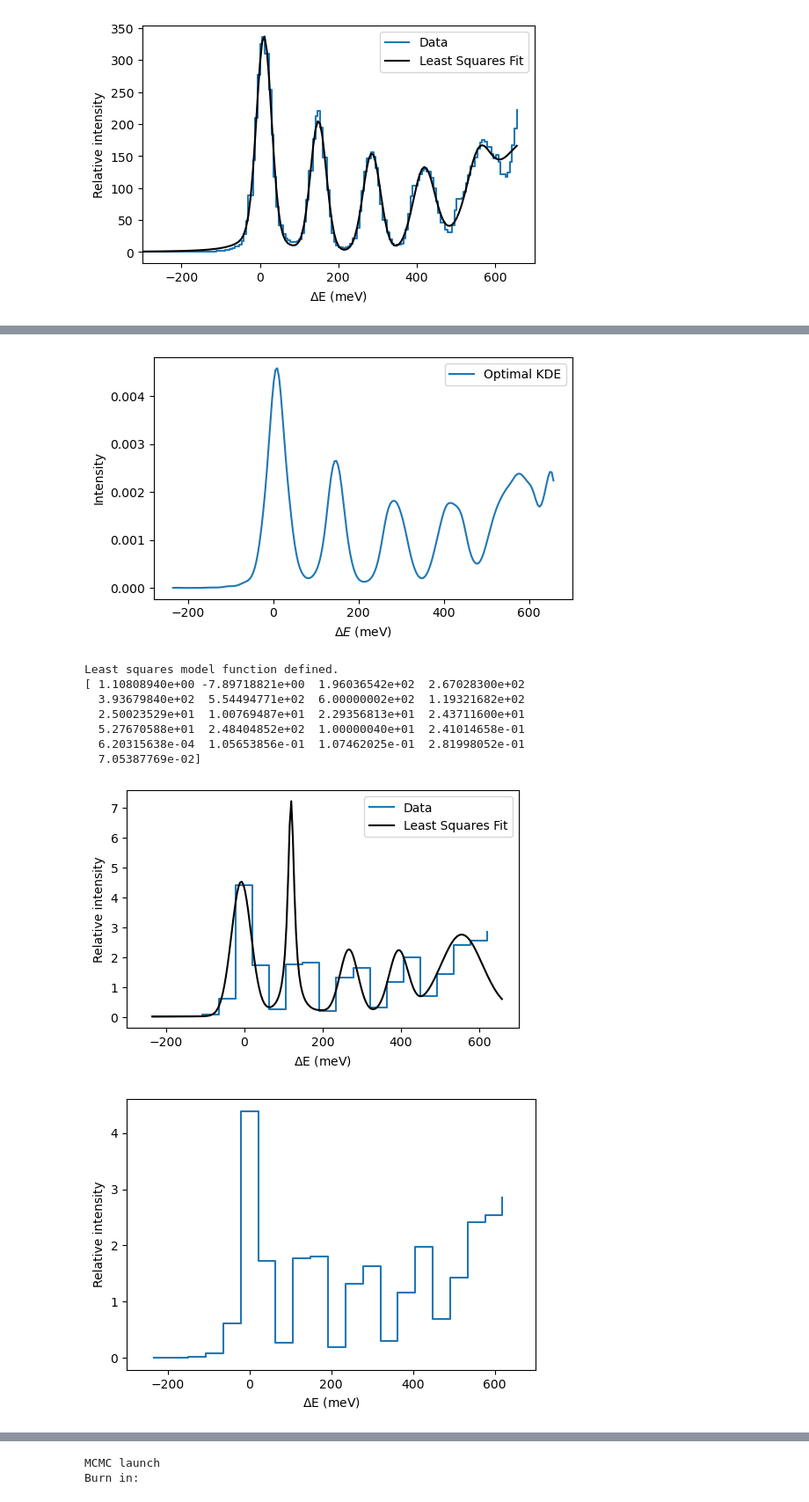
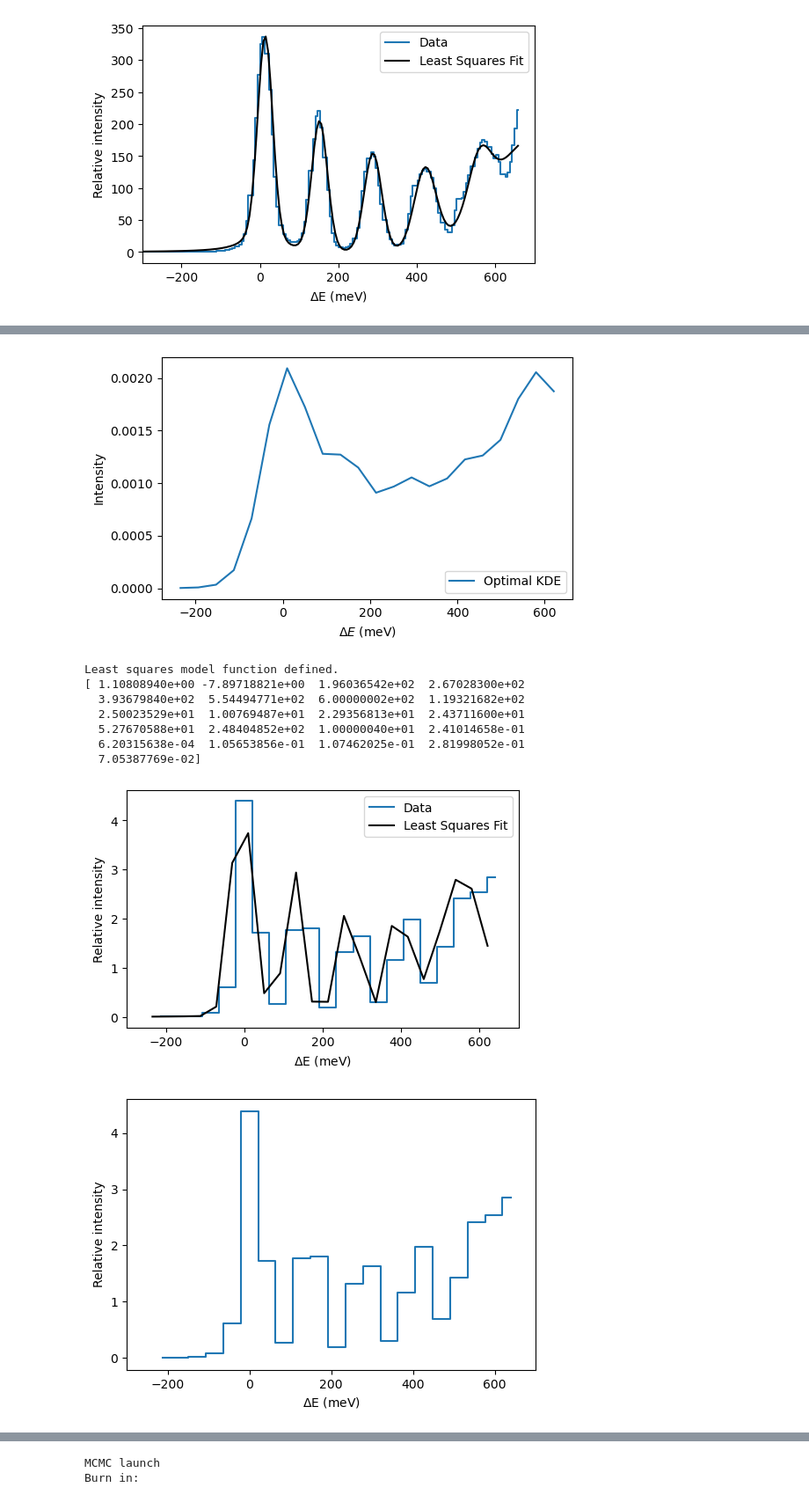
Before and after one commit to localoptimum/emtk, a Jupyter notebook: ARCStest.ipynb, the cells around one changed output, grey strips where cells are left out. Shown at 88% size. Cells and saved outputs as stored; diff of their text form; code cells hidden in the pictures.

```diff
--- a/ARCStest.ipynb
+++ b/ARCStest.ipynb
@@ -319,7 +327,7 @@ ema1.shuffle()
 cpo = ema1.subsample(7000, randomize=False)
 
 
-cpo.plot_kde(log=False, loglog=False, xlabel='$\Delta E$ (meV)')
+cpo.plot_kde(log=False, loglog=False, xlabel='$\Delta E$ (meV)', method="silverman")
 
 cpo.set_lse_function(big_lse_pdf)
 
@@ -370,6 +378,9 @@ for i in range(0, hx.size):
     if i > 0 and np.isin(i, zind):
         hy[i] = hy[i-1]
 hx = hx[:-1]
+#Thomas's shift
+hx = hx + 0.5 * (hx[1] - hx[0])
+
 fig,ax=plt.subplots()
 
 subsample_histo_x = hx
@@ -401,7 +412,7 @@ sub_data_fit_line = big_lse_pdf(cpo.kdex,
                             sub_pvals[19],
                             sub_pvals[20])
 
-ax.step(subsample_histo_x, subsample_histo_y, where='post', label='Data')
+ax.step(subsample_histo_x, subsample_histo_y, where='mid', label='Data')
 nhy = hy.size
 shy = np.sum(hy)
 nly = sub_data_fit_line.size
@@ -449,7 +460,7 @@ plt.show()
 
 
 fig,ax=plt.subplots()
-ax.step(hx, hy, where='post')
+ax.step(hx, hy, where='mid')
 plt.xlabel('$\Delta$E (meV)')
 plt.ylabel('Relative intensity')
 fig.set_size_inches(6,4)
@@ -474,10 +486,10 @@ slice size 4.072727272727273
-[figure, old version]
+[figure, new version]
 Least squares model function defined.
 [ 1.10808940e+00 -7.89718821e+00  1.96036542e+02  2.67028300e+02
   3.93679840e+02  5.54494771e+02  6.00000002e+02  1.19321682e+02
   2.50023529e+01  1.00769487e+01  2.29356813e+01  2.43711600e+01
   5.27670588e+01  2.48404852e+02  1.00000040e+01  2.41014658e-01
   6.20315638e-04  1.05653856e-01  1.07462025e-01  2.81998052e-01
   7.05387769e-02]
-[figure, old version]
+[figure, new version]
-[figure, old version]
+[figure, new version]
```
Also changed, not shown: parts of 8 cells of this notebook, 2 other files.
